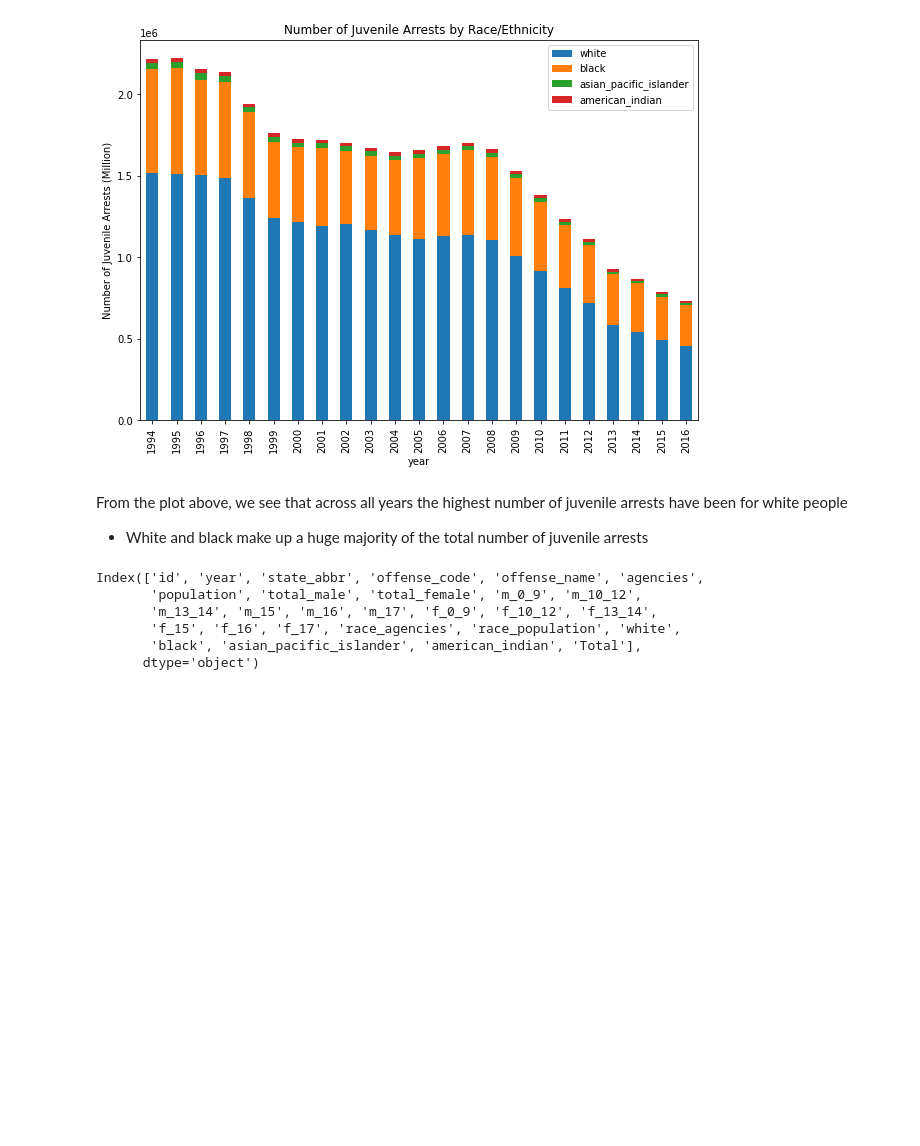
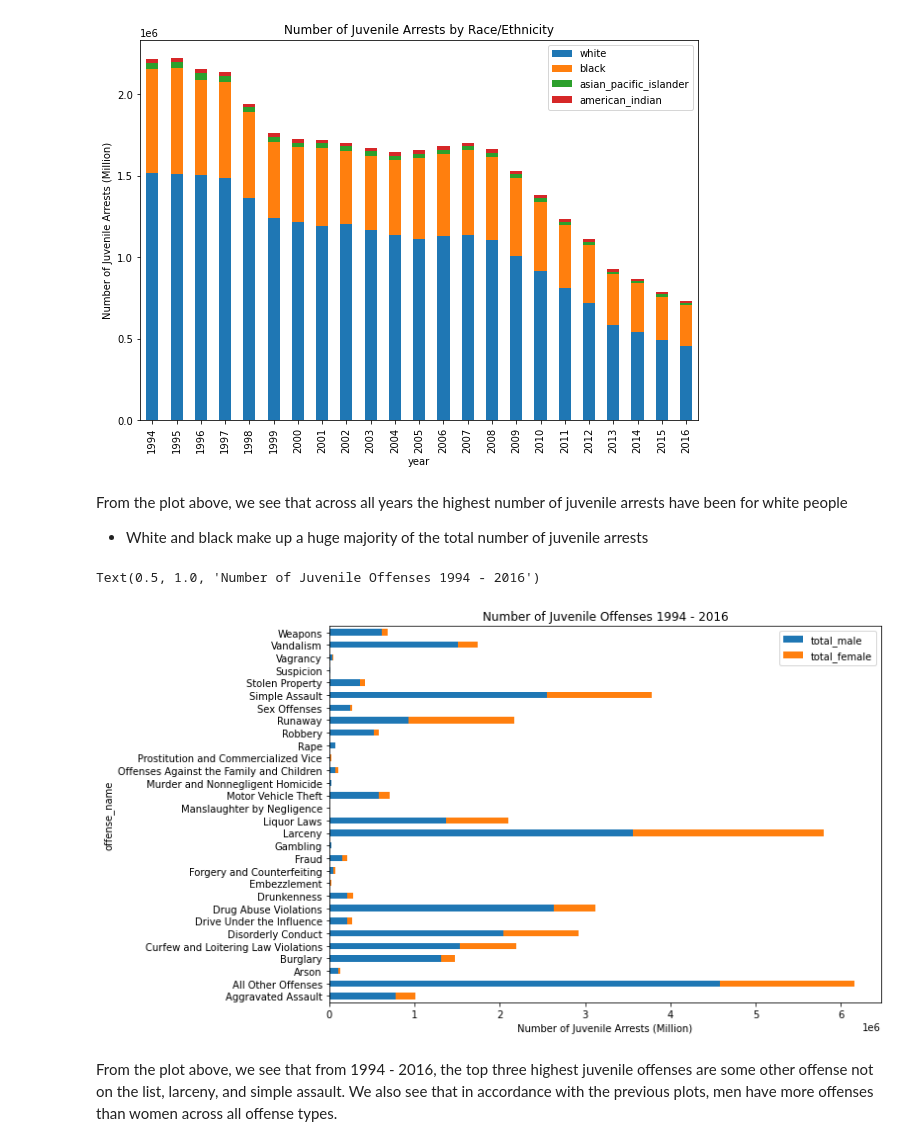
Before and after one commit to sriskid/Power_BI_Reports, a Jupyter notebook: FBR Crime Statistics/Juvenile Crime Descriptive Analysis.ipynb, the cells around one changed output. Cells and saved outputs as stored; diff of their text form; code cells hidden in the pictures; blank space fills up the shorter version.

```diff
--- a/FBR Crime Statistics/Juvenile Crime Descriptive Analysis.ipynb
+++ b/FBR Crime Statistics/Juvenile Crime Descriptive Analysis.ipynb
@@ -218,16 +209,17 @@ Text(0.5, 1.0, 'Number of Juvenile Arrests by Race/Ethnicity')
 # %% [markdown]
 From the plot above, we see that across all years the highest number of juvenile arrests have been for white people
 * White and black make up a huge majority of the total number of juvenile arrests
-# %%
-data.columns
-# %% [output]
-Index(['id', 'year', 'state_abbr', 'offense_code', 'offense_name', 'agencies',
-       'population', 'total_male', 'total_female', 'm_0_9', 'm_10_12',
-       'm_13_14', 'm_15', 'm_16', 'm_17', 'f_0_9', 'f_10_12', 'f_13_14',
-       'f_15', 'f_16', 'f_17', 'race_agencies', 'race_population', 'white',
-       'black', 'asian_pacific_islander', 'american_indian', 'Total'],
-      dtype='object')
 # %%
-# Break down the total number of arrests by the top three offences
-offenses_total = data[["total_male", "total_female", "offense_name", "year"]]
-offenses_total = offenses_total.groupby(["year","offense_name"])["total_male", "total_female"].sum()
+# Break down the total number of arrests summing all years for each offense
+offenses_total = data[["total_male", "total_female", "offense_name"]]
+offenses_total = offenses_total.groupby(["offense_name"])["total_male", "total_female"].sum()
+
+# Stacked barplot for each offense by gender
+offenses_total.plot(figsize = (10,7), kind='barh', stacked=True)
+plt.xlabel("Number of Juvenile Arrests (Million)")
+plt.title("Number of Juvenile Offenses 1994 - 2016")
+# %% [output]
+Text(0.5, 1.0, 'Number of Juvenile Offenses 1994 - 2016')
+[figure, added]
+# %% [markdown]
+From the plot above, we see that from 1994 - 2016, the top three highest juvenile offenses are some other offense not on the list, larceny, and simple assault. We also see that in accordance with the previous plots, men have more offenses than women across all offense types.
```
Also changed, not shown: parts of 14 cells of this notebook.
